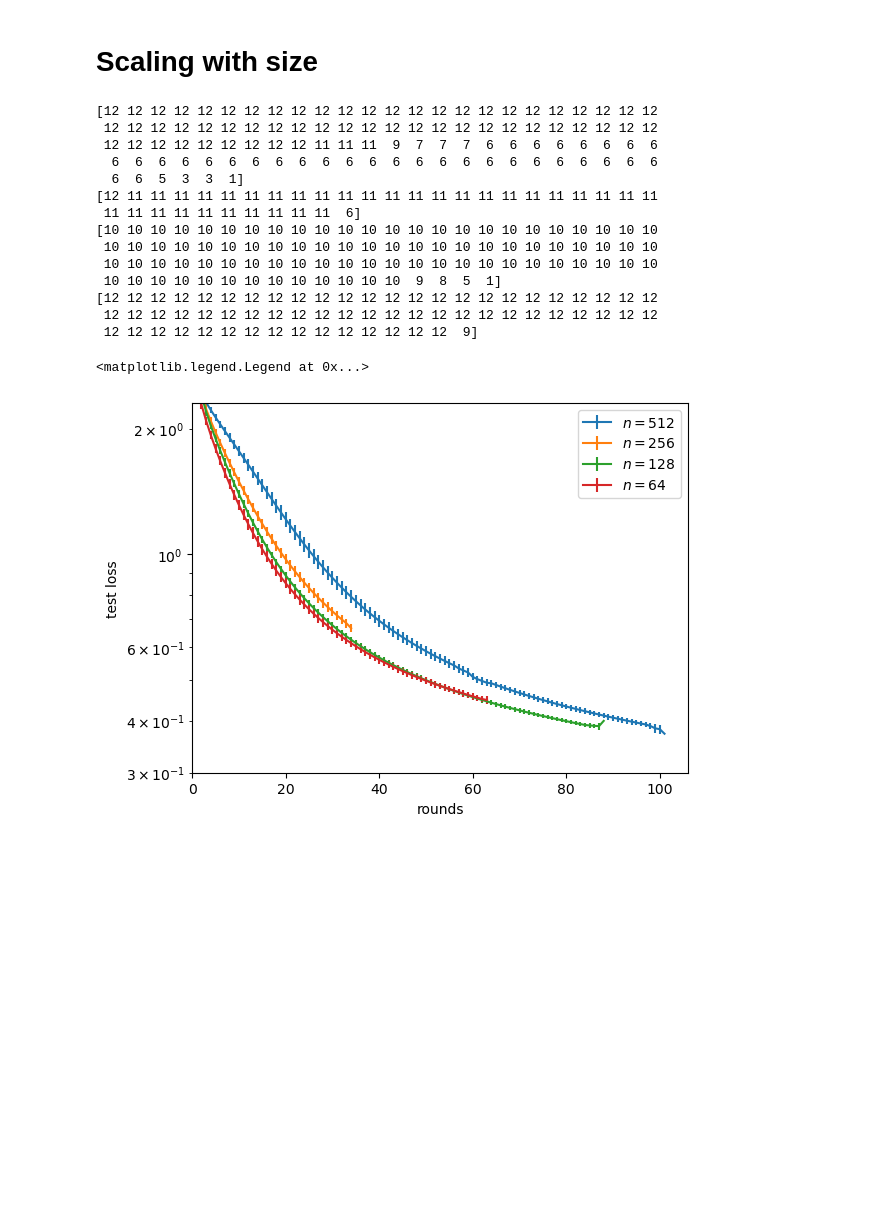
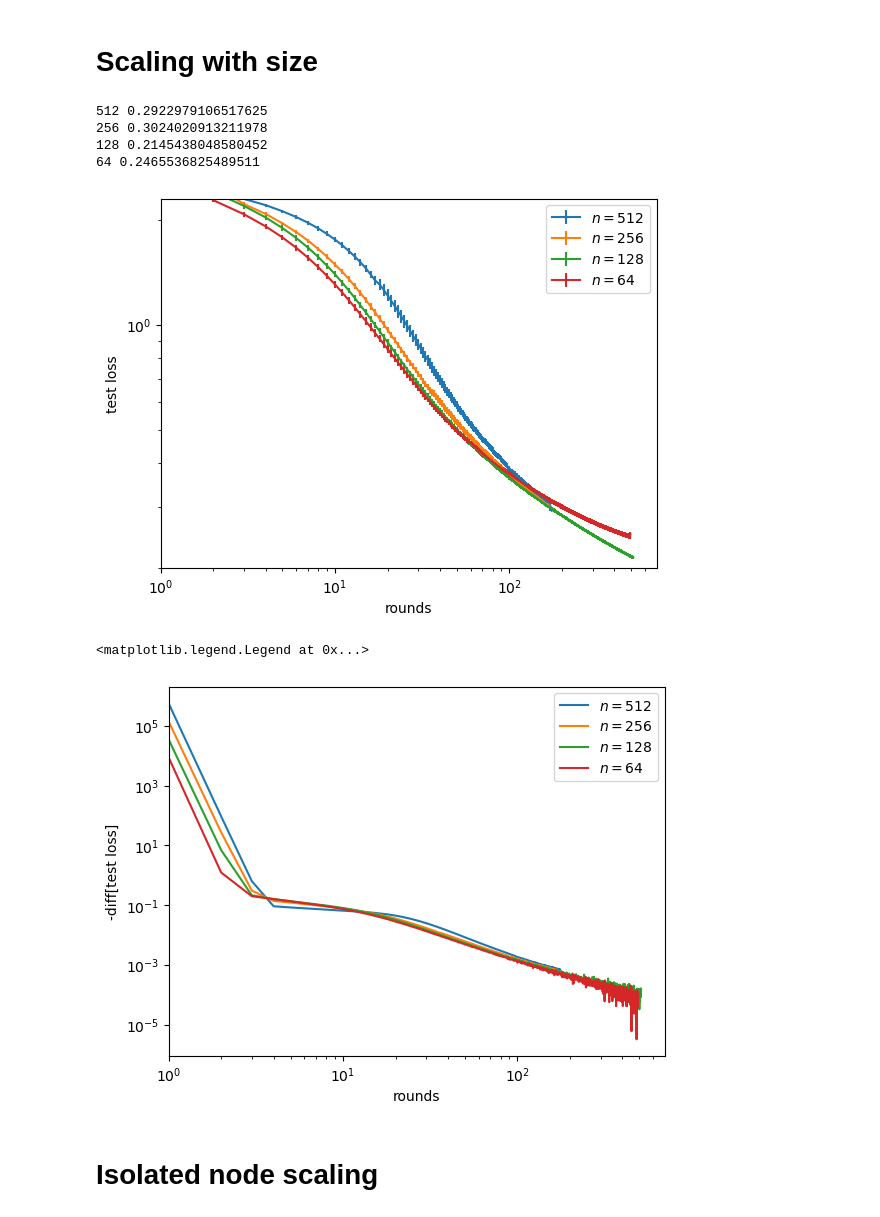
Before and after one commit to arashbm/gossip_training, a Jupyter notebook: stds_and_losses.ipynb, the cells around one changed output. Saved outputs shown, nothing was run; the diff lists cells and outputs as text; code cells hidden in the pictures; blank space fills up the shorter version.

```diff
--- a/stds_and_losses.ipynb
+++ b/stds_and_losses.ipynb
@@ -267,39 +270,51 @@ for size in [512, 256, 128, 64]:
                 test_losses[size] = []
             test_losses[size].append(test_loss)
 # rounds = rounds[:128]
+# %%
+fig, ax = plt.subplots()
+
+for size, test_loss in test_losses.items():
+    max_len = max(map(len, test_loss))
+    loss = [l + [np.nan]*(max_len - len(l)) for l in test_loss]
+    ax.errorbar(
+            x=np.arange(max_len),
+            y=np.nanmean(loss, axis=0),
+            yerr=1.96*(np.nanstd(loss, axis=0)/np.sum(~np.isnan(loss), axis=0)**0.5),
+            label=f"$n={size}$")
+    print(size, np.min(np.nanmean(loss, axis=0)))
+ax.set_yscale("log")
+ax.set_xscale("log")
+ax.set_xlabel("rounds")
+ax.set_ylabel("test loss")
+ax.set_xlim(1, None)
+ax.set_ylim(2e-1, np.log(10))
+ax.legend()
+fig.savefig("figures/test_loss_scaling_size.pdf")
+# %% [output]
+512 0.2922979106517625
+256 0.3024020913211978
+128 0.2145438048580452
+64 0.2465536825489511
+[figure, added]
 # %%
 fig, ax = plt.subplots()
 
 for size, test_loss in test_losses.items():
     max_len = max(map(len, test_loss))
     loss = [l + [np.nan]*(max_len - len(l)) for l in test_loss]
-    print(np.sum(~np.isnan(loss), axis=0))
-    ax.errorbar(
-            x=np.arange(max_len),
-            y=np.nanmean(loss, axis=0),
-            yerr=1.96*(np.nanstd(loss, axis=0)/np.sum(~np.isnan(loss), axis=0)**0.5),
+    ax.plot(np.arange(1, max_len),
+            np.nanmean(-np.diff(loss), axis=0),
+            # yerr=1.96*(np.nanstd(loss, axis=0)/(np.sum(np.array(loss) != np.nan, axis=0) - 1)**0.5),
             label=f"$n={size}$")
 ax.set_yscale("log")
-# ax.set_xscale("log")
+ax.set_xscale("log")
 ax.set_xlabel("rounds")
-ax.set_ylabel("test loss")
-ax.set_xlim(0, None)
-ax.set_ylim(3e-1, np.log(10))
+ax.set_ylabel("-diff[test loss]")
+ax.set_xlim(1, None)
+# ax.set_ylim(3e-1, np.log(10))
 ax.legend()
 # %% [output]
-[12 12 12 12 12 12 12 12 12 12 12 12 12 12 12 12 12 12 12 12 12 12 12 12
- 12 12 12 12 12 12 12 12 12 12 12 12 12 12 12 12 12 12 12 12 12 12 12 12
- 12 12 12 12 12 12 12 12 12 11 11 11  9  7  7  7  6  6  6  6  6  6  6  6
-  6  6  6  6  6  6  6  6  6  6  6  6  6  6  6  6  6  6  6  6  6  6  6  6
-  6  6  5  3  3  1]
-[12 11 11 11 11 11 11 11 11 11 11 11 11 11 11 11 11 11 11 11 11 11 11 11
- 11 11 11 11 11 11 11 11 11 11  6]
-[10 10 10 10 10 10 10 10 10 10 10 10 10 10 10 10 10 10 10 10 10 10 10 10
- 10 10 10 10 10 10 10 10 10 10 10 10 10 10 10 10 10 10 10 10 10 10 10 10
- 10 10 10 10 10 10 10 10 10 10 10 10 10 10 10 10 10 10 10 10 10 10 10 10
- 10 10 10 10 10 10 10 10 10 10 10 10 10  9  8  5  1]
-[12 12 12 12 12 12 12 12 12 12 12 12 12 12 12 12 12 12 12 12 12 12 12 12
- 12 12 12 12 12 12 12 12 12 12 12 12 12 12 12 12 12 12 12 12 12 12 12 12
- 12 12 12 12 12 12 12 12 12 12 12 12 12 12 12  9]
+<matplotlib.legend.Legend at 0x...>
-<matplotlib.legend.Legend at 0x...>
-[figure, old version]
+[figure, new version]
+# %% [markdown]
+# Isolated node scaling
```
Also changed, not shown: parts of 35 cells of this notebook.
